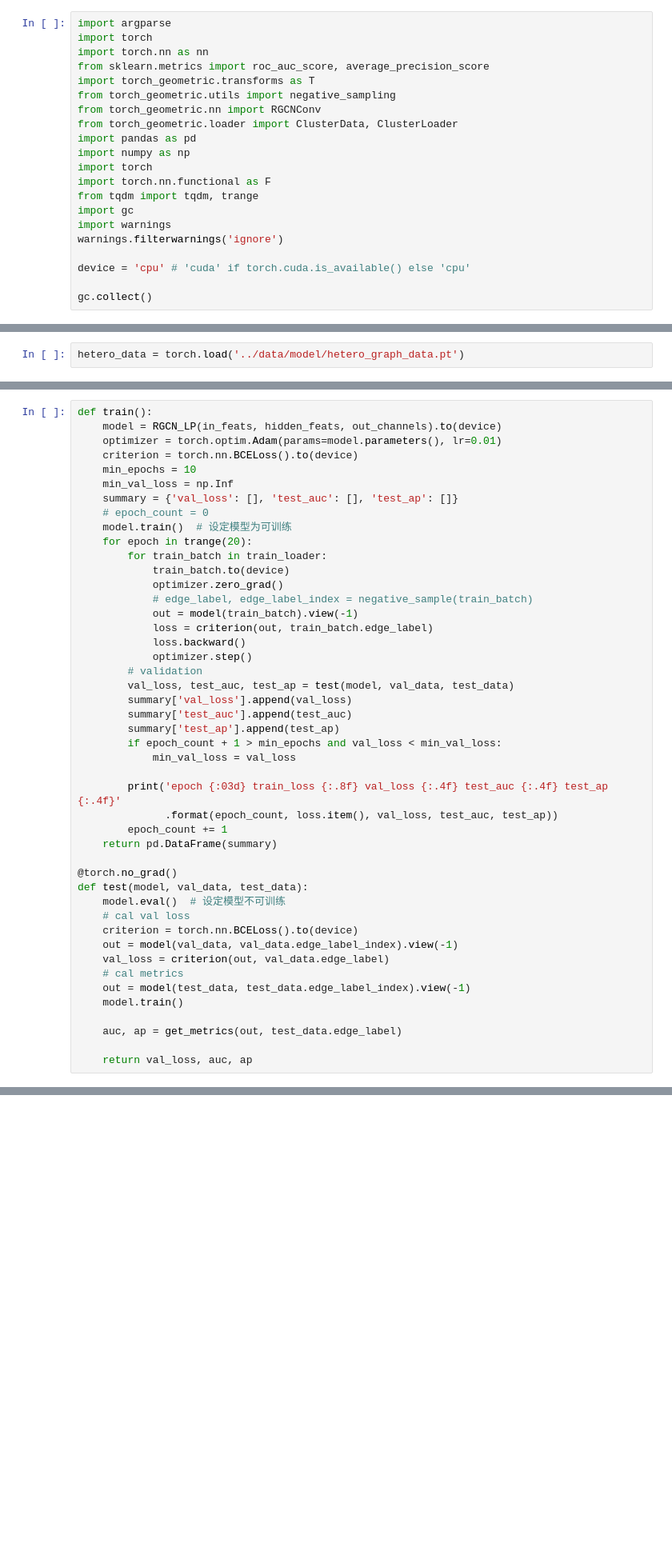
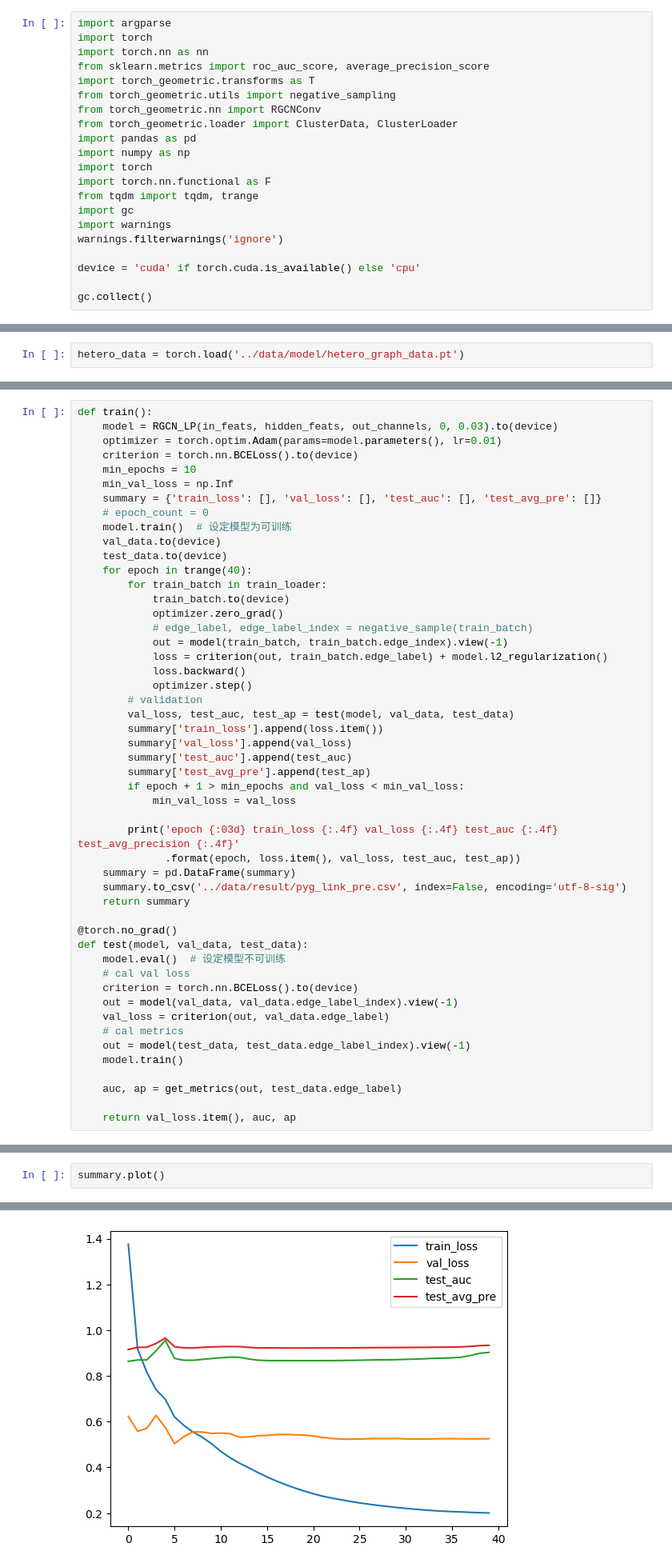
Before and after one commit to Aegis1863/10th-Statistical-Modeling-Competition, a Jupyter notebook: notebook/pyg_link_pred.ipynb, the cells around one changed output, grey strips where cells are left out. Shown at 80% size. Drawn from its saved outputs; the diff is of its cells as text; blank space fills up the shorter version.

```diff
--- a/notebook/pyg_link_pred.ipynb
+++ b/notebook/pyg_link_pred.ipynb
@@ -16,7 +16,7 @@ import gc
 import warnings
 warnings.filterwarnings('ignore')
 
-device = 'cpu' # 'cuda' if torch.cuda.is_available() else 'cpu'
+device = 'cuda' if torch.cuda.is_available() else 'cpu'
 
 gc.collect()
 # %% [output]
@@ -137,35 +145,39 @@ def get_metrics(out):
     return auc, ap
 # %%
 def train():
-    model = RGCN_LP(in_feats, hidden_feats, out_channels).to(device)
+    model = RGCN_LP(in_feats, hidden_feats, out_channels, 0, 0.03).to(device)
     optimizer = torch.optim.Adam(params=model.parameters(), lr=0.01)
     criterion = torch.nn.BCELoss().to(device)
     min_epochs = 10
     min_val_loss = np.Inf
-    summary = {'val_loss': [], 'test_auc': [], 'test_ap': []}
+    summary = {'train_loss': [], 'val_loss': [], 'test_auc': [], 'test_avg_pre': []}
     # epoch_count = 0
     model.train()  # 设定模型为可训练
-    for epoch in trange(20):
+    val_data.to(device)
+    test_data.to(device)
+    for epoch in trange(40):
         for train_batch in train_loader:
             train_batch.to(device)
             optimizer.zero_grad()
             # edge_label, edge_label_index = negative_sample(train_batch)
-            out = model(train_batch).view(-1)
-            loss = criterion(out, train_batch.edge_label)
+            out = model(train_batch, train_batch.edge_index).view(-1)
+            loss = criterion(out, train_batch.edge_label) + model.l2_regularization()
             loss.backward()
             optimizer.step()
         # validation
         val_loss, test_auc, test_ap = test(model, val_data, test_data)
+        summary['train_loss'].append(loss.item())
         summary['val_loss'].append(val_loss)
         summary['test_auc'].append(test_auc)
-        summary['test_ap'].append(test_ap)
-        if epoch_count + 1 > min_epochs and val_loss < min_val_loss:
+        summary['test_avg_pre'].append(test_ap)
+        if epoch + 1 > min_epochs and val_loss < min_val_loss:
             min_val_loss = val_loss
 
-        print('epoch {:03d} train_loss {:.8f} val_loss {:.4f} test_auc {:.4f} test_ap {:.4f}'
-              .format(epoch_count, loss.item(), val_loss, test_auc, test_ap))
-        epoch_count += 1
-    return pd.DataFrame(summary)
+        print('epoch {:03d} train_loss {:.4f} val_loss {:.4f} test_auc {:.4f} test_avg_precision {:.4f}'
+              .format(epoch, loss.item(), val_loss, test_auc, test_ap))
+    summary = pd.DataFrame(summary)
+    summary.to_csv('../data/result/pyg_link_pre.csv', index=False, encoding='utf-8-sig')
+    return summary
 
 @torch.no_grad()
 def test(model, val_data, test_data):
@@ -180,7 +192,7 @@ def test(model, val_data, test_data):
 
     auc, ap = get_metrics(out, test_data.edge_label)
 
-    return val_loss, auc, ap
+    return val_loss.item(), auc, ap
 # %%
 summary = train()
 # %% [output]
@@ -187,0 +212,3 @@ IndexError: index 72811 is out of bounds for dimension 0 with size 39520
+# %%
+summary.plot()
+# %% [output]
@@ -187,0 +216 @@ IndexError: index 72811 is out of bounds for dimension 0 with size 39520
+[figure, added]
```
Also changed, not shown: parts of 7 cells of this notebook.
